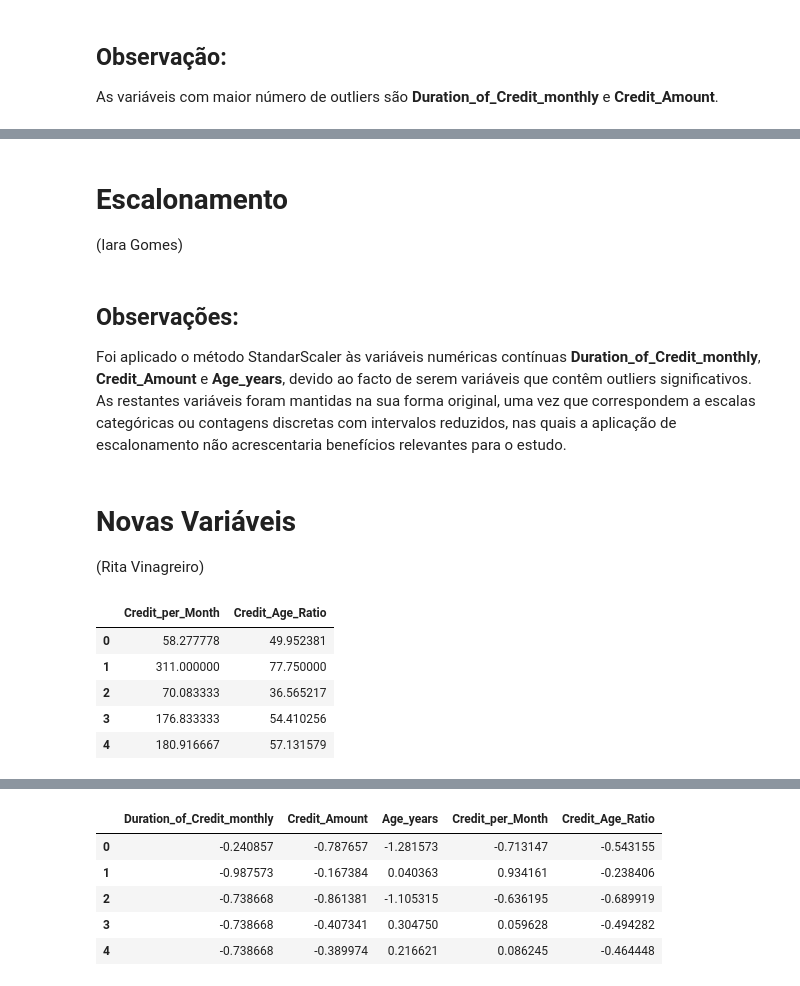
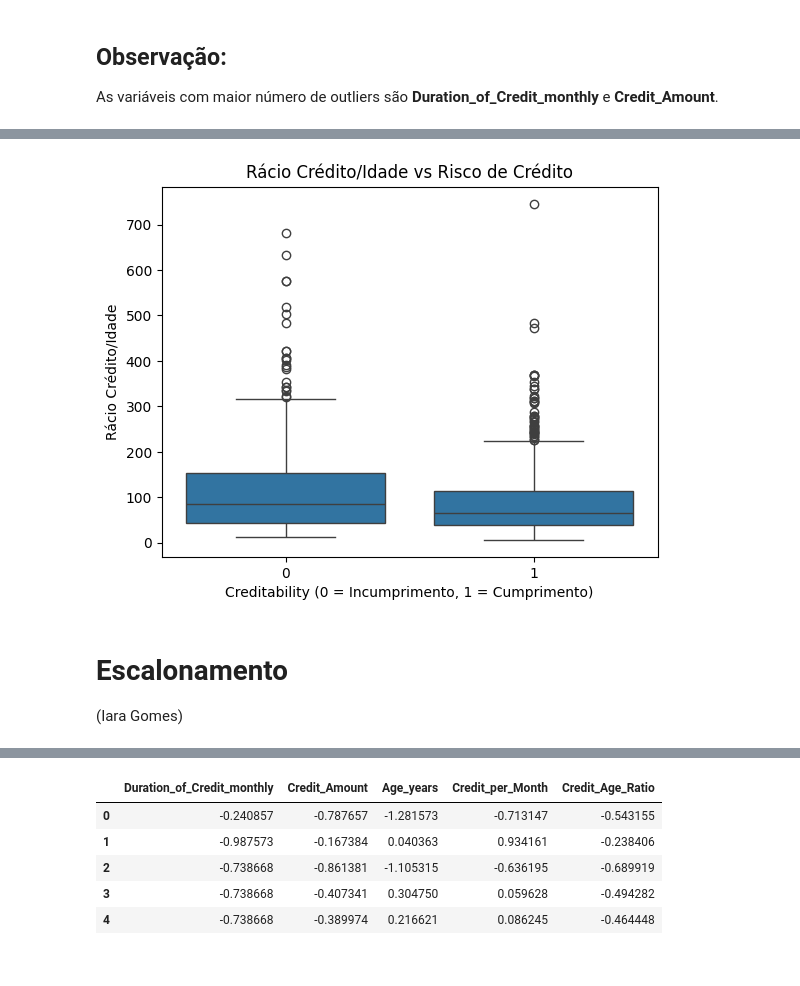
Before and after one commit to ritavinagreiro/projeto-cd-grupo5, a Jupyter notebook: notebooks/1.0_eda_limpeza.ipynb, the cells around one changed output, grey strips where cells are left out. Saved outputs shown, nothing was run; the diff lists cells and outputs as text; code cells hidden in the pictures.

```diff
--- a/notebooks/1.0_eda_limpeza.ipynb
+++ b/notebooks/1.0_eda_limpeza.ipynb
@@ -570,3 +602,13 @@ As variáveis com maior número de outliers são **Duration_of_Credit_monthly**
+# %%
+sns.boxplot(x='Creditability', y='Credit_Age_Ratio', data=df)
+
+plt.title('Rácio Crédito/Idade vs Risco de Crédito')
+plt.xlabel('Creditability (0 = Incumprimento, 1 = Cumprimento)')
+plt.ylabel('Rácio Crédito/Idade')
+
+plt.show()
+# %% [output]
+[figure, added]
 # %% [markdown]
 # **Escalonamento**
 (Iara Gomes)
@@ -585,18 +614,0 @@ df[scale_vars] = scaler.fit_transform(df[scale_vars])
-# %% [markdown]
-## Observações:
-Foi aplicado o método StandarScaler às variáveis numéricas contínuas **Duration_of_Credit_monthly**, **Credit_Amount** e **Age_years**, devido ao facto de serem variáveis que contêm outliers significativos. As restantes variáveis foram mantidas na sua forma original, uma vez que correspondem a escalas categóricas ou contagens discretas com intervalos reduzidos, nas quais a aplicação de escalonamento não acrescentaria benefícios relevantes para o estudo.
-# %% [markdown]
-# **Novas Variáveis**
-(Rita Vinagreiro)
-# %%
-df["Credit_per_Month"] = (df_before_scaling["Credit_Amount"] / df_before_scaling["Duration_of_Credit_monthly"])
-df["Credit_Age_Ratio"] = (df_before_scaling["Credit_Amount"] / df_before_scaling["Age_years"])
-
-df[['Credit_per_Month','Credit_Age_Ratio']].head()
-# %% [output]
-|  | Credit_per_Month | Credit_Age_Ratio |
-| 0 | 58.277778 | 49.952381 |
-| 1 | 311.000000 | 77.750000 |
-| 2 | 70.083333 | 36.565217 |
-| 3 | 176.833333 | 54.410256 |
-| 4 | 180.916667 | 57.131579 |
```
Also changed, not shown: parts of 27 cells of this notebook.
